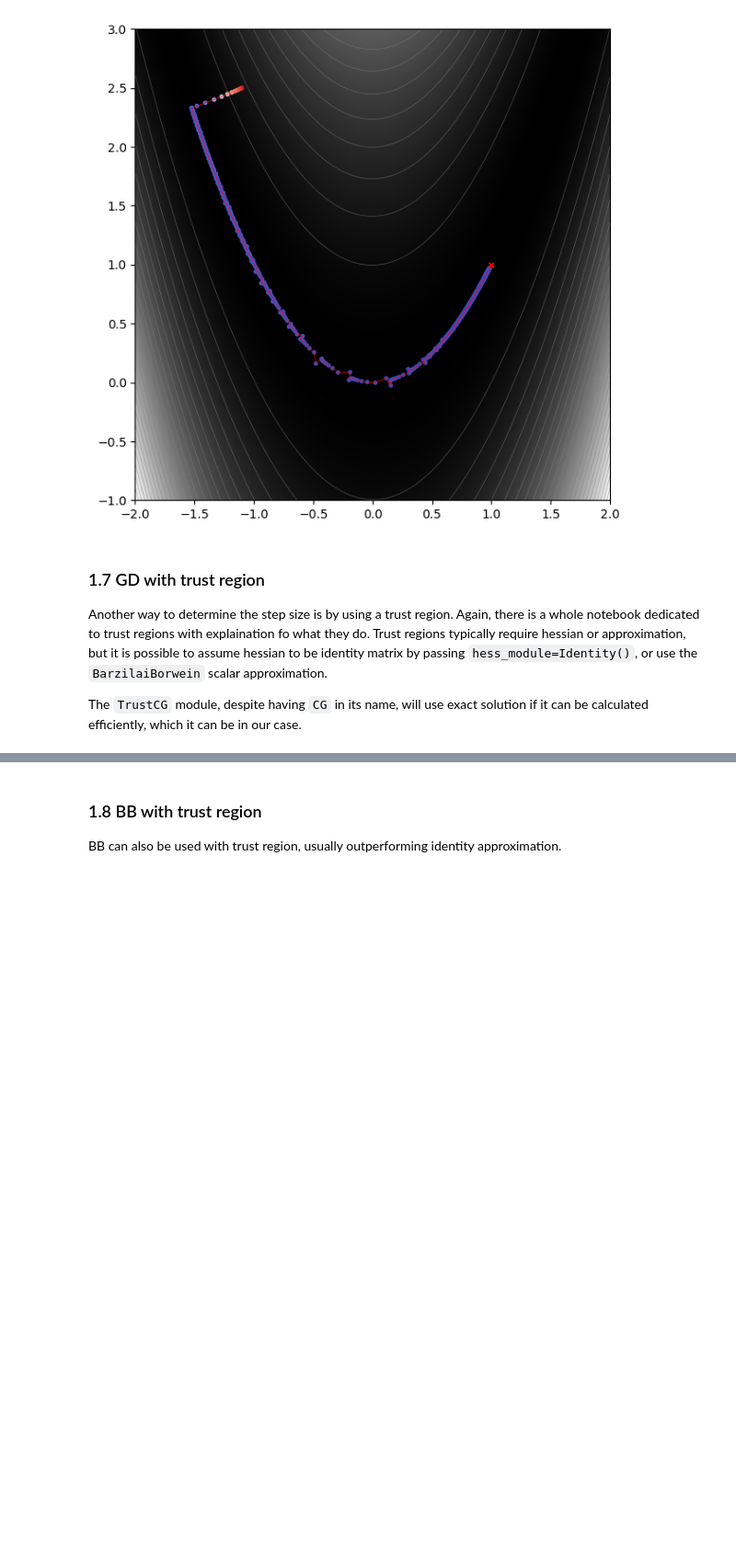
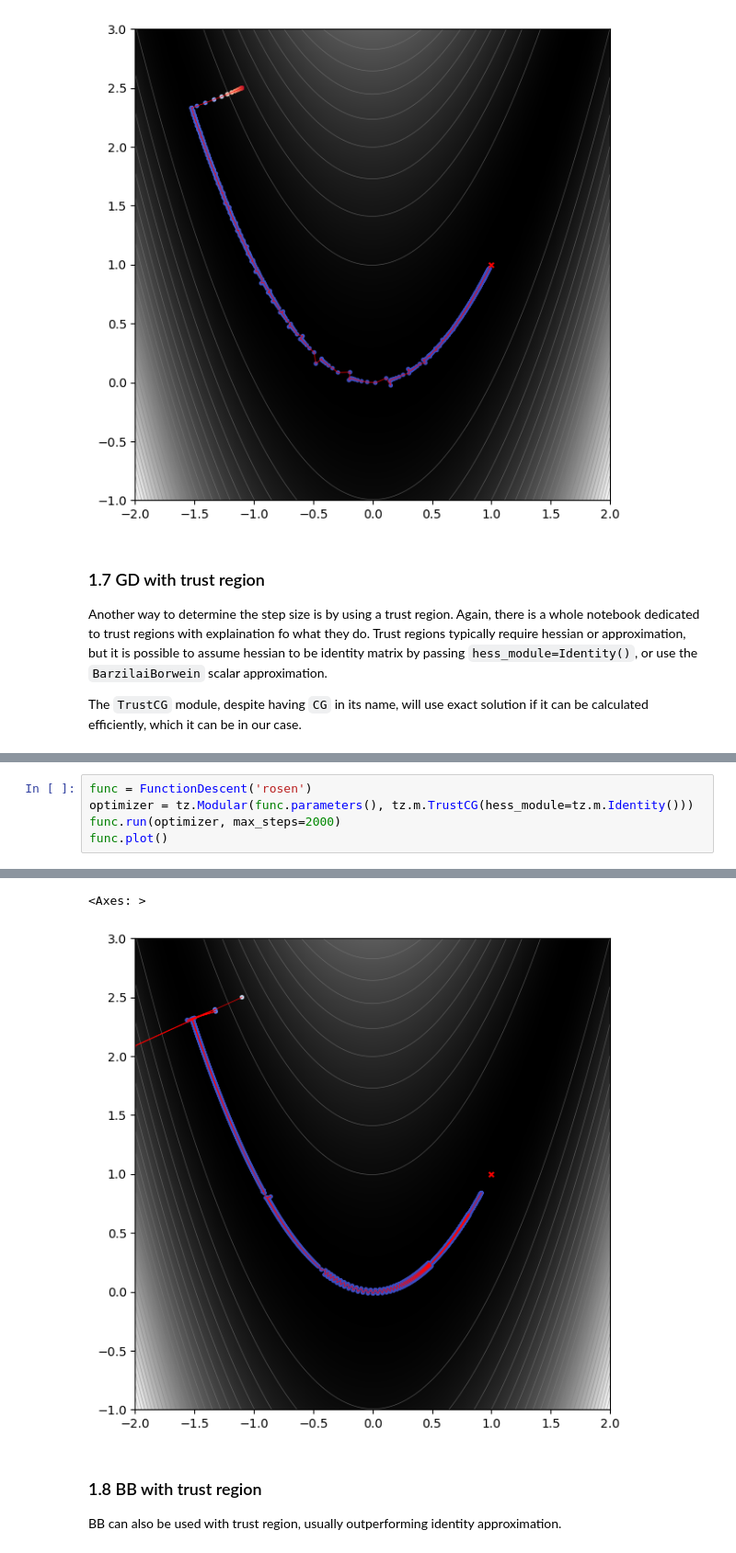
Before and after one commit to inikishev/torchzero, a Jupyter notebook: docs/overview/1. Gradient descent.ipynb, the cells around one changed output, grey strips where cells are left out. Shown at 92% size. Saved outputs shown, nothing was run; the diff lists cells and outputs as text; blank space fills up the shorter version.

```diff
--- a/docs/overview/1. Gradient descent.ipynb
+++ b/docs/overview/1. Gradient descent.ipynb
@@ -147,0 +139,6 @@ finished in 6.1s., reached loss = 0.00685
+# %%
+func = FunctionDescent('rosen')
+optimizer = tz.Modular(func.parameters(), tz.m.TrustCG(hess_module=tz.m.Identity()))
+func.run(optimizer, max_steps=2000)
+func.plot()
+# %% [output]
@@ -148,3 +146,5 @@ finished in 6.1s., reached loss = 0.00685
+<Axes: >
+[figure, added]
 # %% [markdown]
 ### 1.8 BB with trust region
 
```
Also changed, not shown: parts of 4 cells of this notebook, 8 other files.
